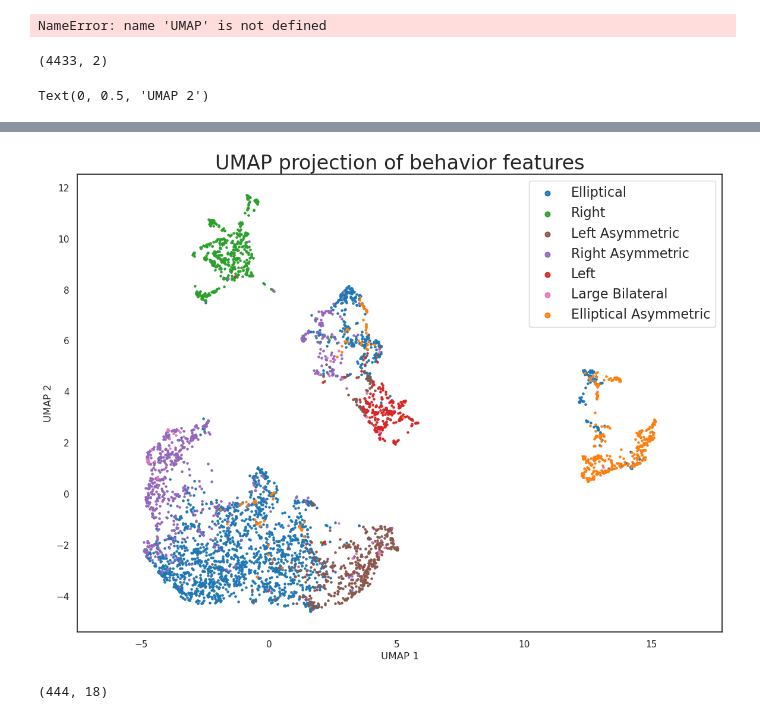
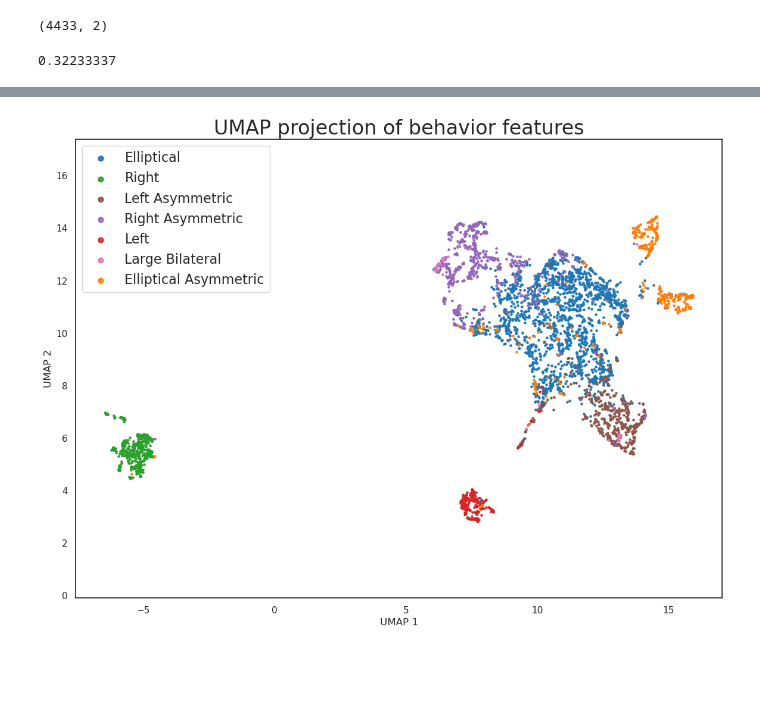
Before and after one commit to njm94/innate-behaviors, a Jupyter notebook: python/cluster_behavior.ipynb, the cells around one changed output, grey strips where cells are left out. Saved outputs shown, nothing was run; the diff lists cells and outputs as text; code cells hidden in the pictures; blank space fills up the shorter version.

Commit message:
Added linkage clustering on UMAP embeddings for behavior classification

```diff
--- a/python/cluster_behavior.ipynb
+++ b/python/cluster_behavior.ipynb
@@ -59,24 +131,39 @@ UMAP(angular_rp_forest=True, metric='correlation', n_neighbors=10, tqdm_kwds={'b
-# %%
-UMAP(a=None, angular_rp_forest=False, b=None,
-     force_approximation_algorithm=False, init='spectral', learning_rate=1.0,
-     local_connectivity=1.0, low_memory=False, metric='euclidean',
-     metric_kwds=None, min_dist=0.1, n_components=2, n_epochs=None,
-     n_neighbors=15, negative_sample_rate=5, output_metric='euclidean',
-     output_metric_kwds=None, random_state=42, repulsion_strength=1.0,
-     set_op_mix_ratio=1.0, spread=1.0, target_metric='categorical',
-     target_metric_kwds=None, target_n_neighbors=-1, target_weight=0.5,
-     transform_queue_size=4.0, transform_seed=42, unique=False, verbose=False)
-# %% [output]
-NameError: name 'UMAP' is not defined
 # %%
 # embedding = reducer.transform(dat.T)
-embedding = reducer.transform(dat)
+embedding = reducer.transform(fMat)
 # Verify that the result of calling transform is
 # idenitical to accessing the embedding_ attribute
 assert(np.all(embedding == reducer.embedding_))
 embedding.shape
 # %% [output]
 (4433, 2)
+# %%
+hover_data = pd.DataFrame({'behavior':labels,
+                           'filePath':bFiles,
+                           'frameStart':bIdx[:,0],
+                           'frameEnd':bIdx[:,1]})
+
+labelMap = hover_data.behavior.replace({
+    'Elliptical':'0',
+    'Right':'1',
+    'Left':'2',
+    'Right Asymmetric':'3',
+    'Left Asymmetric':'4',
+    'Elliptical Asymmetric':'5',
+    'Large Bilateral':'6'
+})
+
+colorKey = dict(zip(labelMap, labelMap.map(
+    {
+        '0':'#1f77b4',
+        '1':'#2ca02c',
+        '2':'#d62728',
+        '3':'#9467bd',
+        '4':'#8c564b',
+        '5':'#ff7f0e',
+        '6':'#e377c2',
+    }
+)))
 # %%
 cols = []
 for i,lab in enumerate(labels):
@@ -96,20 +183,30 @@ for i,lab in enumerate(labels):
         cols.append('#e377c2')
 
 
+test = np.unique(cols)
 
+overall_silhouette = silhouette_score(embedding, labelMap)
+print(overall_silhouette)
+
+sns.set(style='white', context='notebook', rc={'figure.figsize':(14,10)})
 fig = plt.figure()
 ax = fig.add_subplot()
 for ii, col in enumerate(np.unique(cols)):
     idx = [True if test[ii] == i else False for i in cols]
     ax.scatter(embedding[idx,0], embedding[idx,1], c=col, s=5)
 
-
-plt.gca().set_aspect('equal', 'datalim')
 plt.title('UMAP projection of behavior features', fontsize=24);
 leg = plt.legend(["Elliptical", "Right", "Left Asymmetric", "Right Asymmetric", "Left", "Large Bilateral", "Elliptical Asymmetric"],prop={'size': 16})
 for legobj in leg.legend_handles:
     legobj.set_linewidth(5)
 plt.xlabel('UMAP 1')
 plt.ylabel('UMAP 2')
+plt.gca().set_aspect('equal', 'datalim')
+
+
+
+p = umap.plot.interactive(reducer, labels=labelMap, hover_data=hover_data, point_size=5, color_key=colorKey)
+p.title.text = "Silhouette: " + str(overall_silhouette)
+umap.plot.show(p)
 # %% [output]
-Text(0, 0.5, 'UMAP 2')
+0.32233337
@@ -116 +214 @@ Text(0, 0.5, 'UMAP 2')
-[figure, old version]
+[figure, new version]
@@ -122,5 +214,0 @@ outlier_scores = sklearn.neighbors.LocalOutlierFactor(contamination=0.1).fit_pre
-# %%
-outlying_digits = dat[outlier_scores == -1]
-outlying_digits.shape
-# %% [output]
-(444, 18)
```
Also changed, not shown: parts of 39 cells of this notebook, 2 other files.
